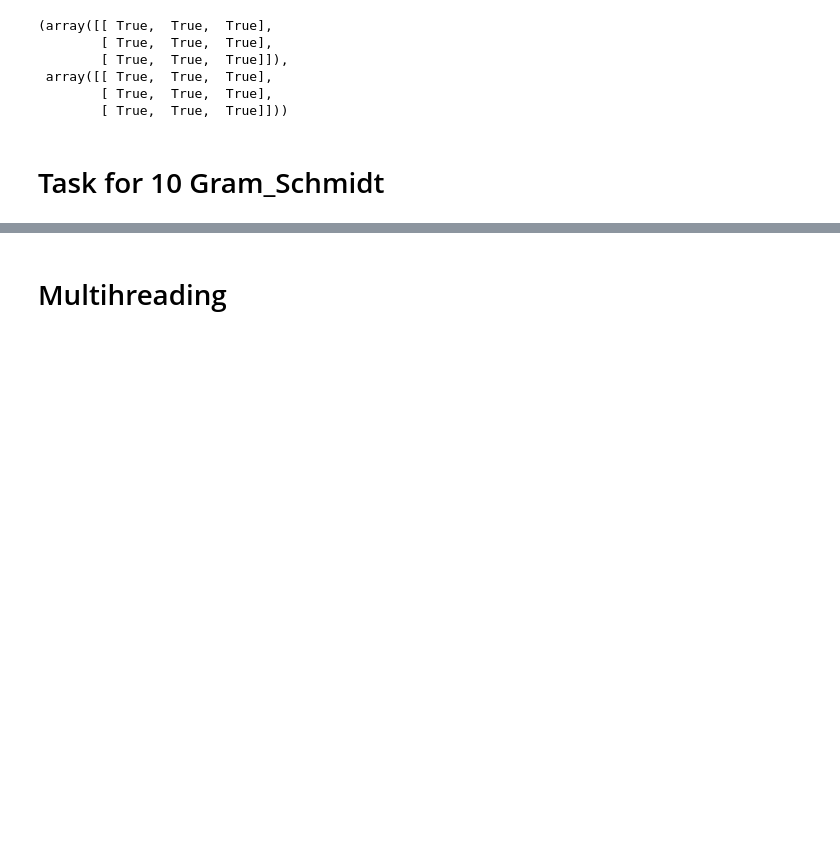
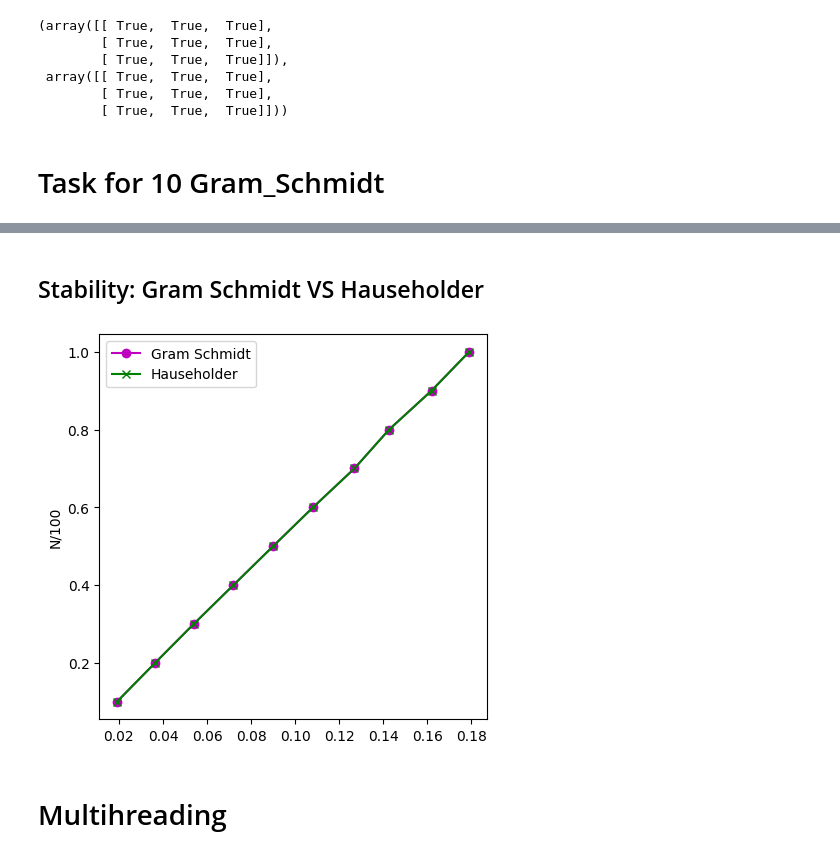
Before and after one commit to Alxmis/QR-decomposition, a Jupyter notebook: main.ipynb, the cells around one changed output, grey strips where cells are left out. Drawn from its saved outputs; the diff is of its cells as text; code cells hidden in the pictures; blank space fills up the shorter version.

Commit message:
Stability measurement

```diff
--- a/main.ipynb
+++ b/main.ipynb
@@ -198,3 +198,50 @@ qr:[[  2. -13.  38.]
+# %% [markdown]
+## Stability: Gram Schmidt VS Hauseholder
+# %%
+import matplotlib.pyplot as plt
+
+def measure_stability(init_matrix, pert_matrix, gram_mode=1):
+  if gram_mode == 1:
+    Q_i, R_i = gram_qr(init_matrix)
+    Q_p, R_p = gram_qr(pert_matrix)
+    error = np.linalg.norm(Q_i @ R_i - Q_p @ R_p)
+    return error
+  else:
+    Q_i, R_i = hauseholder_qr(init_matrix)
+    Q_p, R_p = hauseholder_qr(pert_matrix)
+    error = np.linalg.norm(Q_i @ R_i - Q_p @ R_p)
+    return error
+
+N = 100
+N_arr = np.array([x for x in range(10, N + 10, 10)])
+G = [[] for _ in range(10, N + 10, 10)]
+H = [[] for _ in range(10, N + 10, 10)]
+eps = 1e-3
+omega = 50
+iter = 10
+for n in range(10, N + 10, 10):
+  max_g, max_h = 0, 0
+  for i in range(iter):
+    initial_matrix = np.random.randint(-omega, omega, (n, n))
+    perturbated_matrix = np.random.randint(-3, 3, (n, n))*eps + initial_matrix
+
+    err_g = measure_stability(initial_matrix, perturbated_matrix, gram_mode=1)
+    err_h = measure_stability(initial_matrix, perturbated_matrix, gram_mode=0)
+    if err_g > max_g: max_g = err_g
+    if err_h > max_h: max_h = err_h
+
+  G[int(n/10) - 1].append(max_g)
+  H[int(n/10 - 1)].append(max_h)
+
+fig, axs = plt.subplots(figsize=(5, 5))
+plt.plot(G, N_arr/100, "-om", label="Gram Schmidt")
+plt.plot(H, N_arr/100, "-xg", label='Hauseholder')
+plt.ylabel("N/100")
+plt.xlabel("Error")
+plt.legend()
+plt.show()
+# %% [output]
+[figure, added]
 # %% [markdown]
 # Multihreading
 # %%
```
Also changed, not shown: parts of 7 cells of this notebook.
